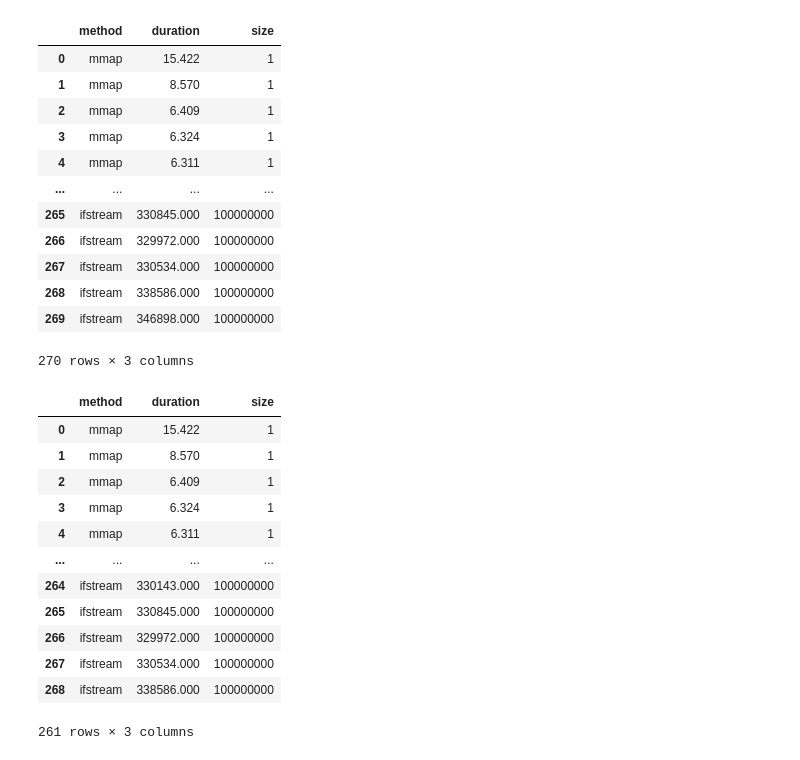
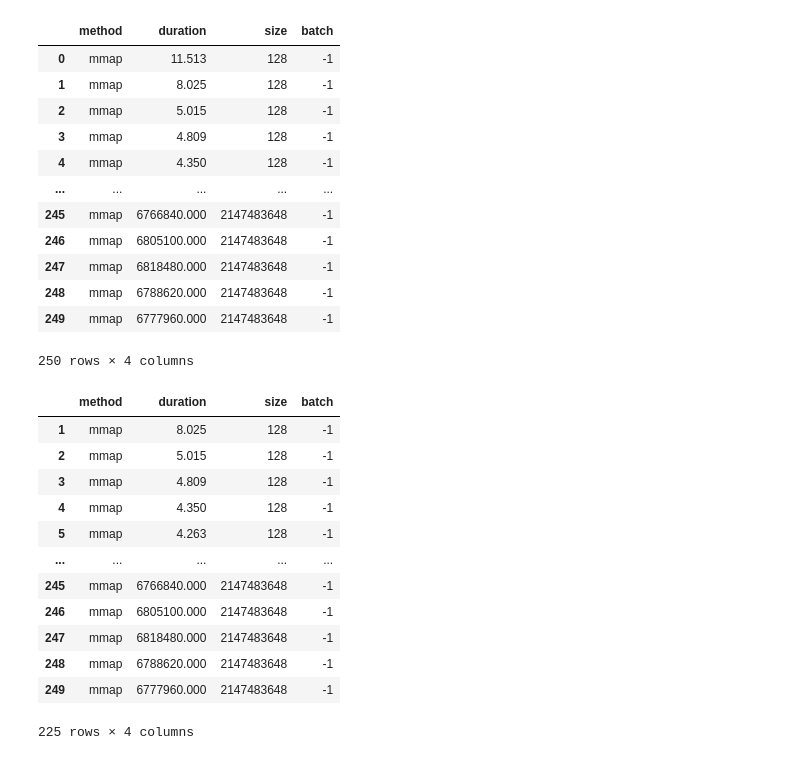
Before and after one commit to bagrorg/file_reading_analysis, a Jupyter notebook: report_process/report_work.ipynb, the cells around one changed output. Cells and saved outputs as stored; diff of their text form; code cells hidden in the pictures.

```diff
--- a/report_process/report_work.ipynb
+++ b/report_process/report_work.ipynb
@@ -46,35 +148,35 @@ Method: ifstream
 # %%
-df = pd.read_csv('report.csv')
+df = pd.read_csv('report_mmap.csv')
 df
 # %% [output]
-|  | method | duration | size |
-| 0 | mmap | 15.422 | 1 |
-| 1 | mmap | 8.570 | 1 |
-| 2 | mmap | 6.409 | 1 |
-| 3 | mmap | 6.324 | 1 |
-| 4 | mmap | 6.311 | 1 |
-| ... | ... | ... | ... |
-| 265 | ifstream | 330845.000 | 100000000 |
-| 266 | ifstream | 329972.000 | 100000000 |
-| 267 | ifstream | 330534.000 | 100000000 |
-| 268 | ifstream | 338586.000 | 100000000 |
-| 269 | ifstream | 346898.000 | 100000000 |
+|  | method | duration | size | batch |
+| 0 | mmap | 11.513 | 128 | -1 |
+| 1 | mmap | 8.025 | 128 | -1 |
+| 2 | mmap | 5.015 | 128 | -1 |
+| 3 | mmap | 4.809 | 128 | -1 |
+| 4 | mmap | 4.350 | 128 | -1 |
+| ... | ... | ... | ... | ... |
+| 245 | mmap | 6766840.000 | 2147483648 | -1 |
+| 246 | mmap | 6805100.000 | 2147483648 | -1 |
+| 247 | mmap | 6818480.000 | 2147483648 | -1 |
+| 248 | mmap | 6788620.000 | 2147483648 | -1 |
+| 249 | mmap | 6777960.000 | 2147483648 | -1 |
-270 rows × 3 columns
+250 rows × 4 columns
 # %%
 maxs = df.groupby('size')['duration'].transform('max')
 df = df[~(df['duration'] == maxs)]
 df
 # %% [output]
-|  | method | duration | size |
-| 0 | mmap | 15.422 | 1 |
-| 1 | mmap | 8.570 | 1 |
-| 2 | mmap | 6.409 | 1 |
-| 3 | mmap | 6.324 | 1 |
-| 4 | mmap | 6.311 | 1 |
-| ... | ... | ... | ... |
-| 264 | ifstream | 330143.000 | 100000000 |
-| 265 | ifstream | 330845.000 | 100000000 |
-| 266 | ifstream | 329972.000 | 100000000 |
-| 267 | ifstream | 330534.000 | 100000000 |
-| 268 | ifstream | 338586.000 | 100000000 |
+|  | method | duration | size | batch |
+| 1 | mmap | 8.025 | 128 | -1 |
+| 2 | mmap | 5.015 | 128 | -1 |
+| 3 | mmap | 4.809 | 128 | -1 |
+| 4 | mmap | 4.350 | 128 | -1 |
+| 5 | mmap | 4.263 | 128 | -1 |
+| ... | ... | ... | ... | ... |
+| 245 | mmap | 6766840.000 | 2147483648 | -1 |
+| 246 | mmap | 6805100.000 | 2147483648 | -1 |
+| 247 | mmap | 6818480.000 | 2147483648 | -1 |
+| 248 | mmap | 6788620.000 | 2147483648 | -1 |
+| 249 | mmap | 6777960.000 | 2147483648 | -1 |
-261 rows × 3 columns
+225 rows × 4 columns
```
Also changed, not shown: parts of 17 cells of this notebook, 2 other files.
